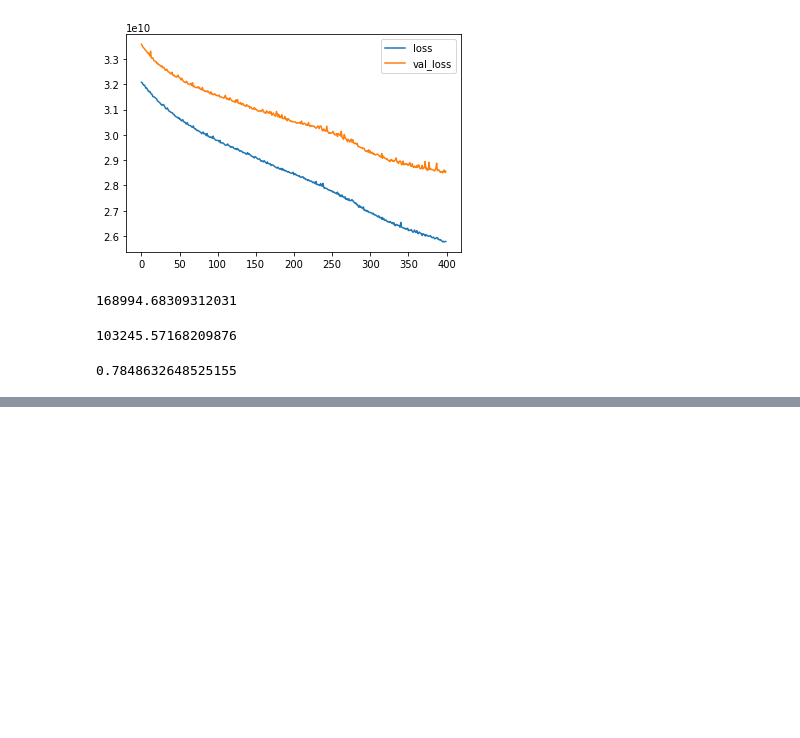
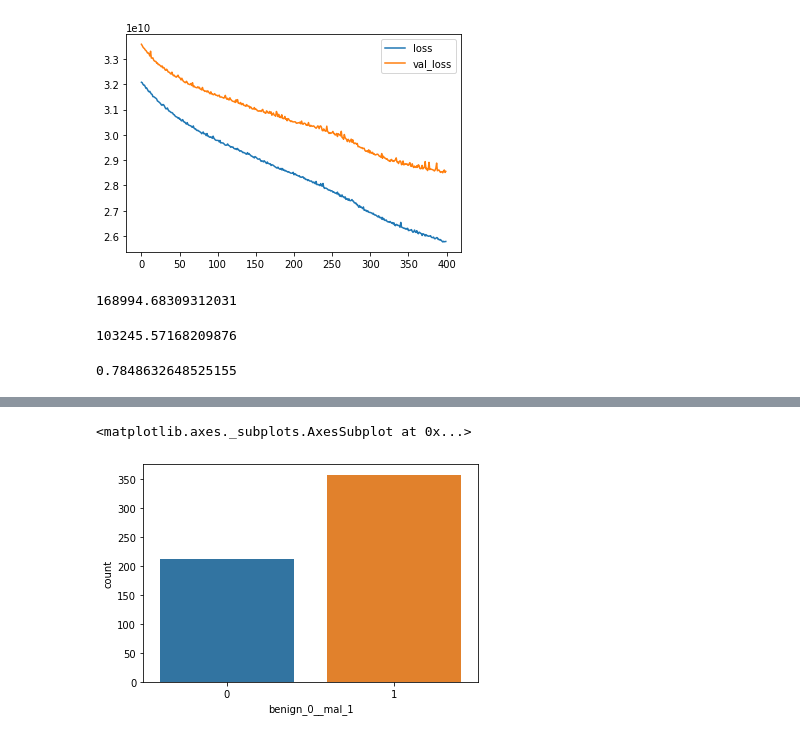
Before and after one commit to Nightometry/Portfolio, a Jupyter notebook: neural_network_analysis.ipynb, the cells around one changed output, grey strips where cells are left out. Cells and saved outputs as stored; diff of their text form; code cells hidden in the pictures; blank space fills up the shorter version.

```diff
--- a/neural_network_analysis.ipynb
+++ b/neural_network_analysis.ipynb
@@ -156,3 +158,5 @@ mean_absolute_error(y_test, predictions)
 explained_variance_score(y_test,predictions)
 # %% [output]
 0.7848632648525155
+# %%
+df = pd.read_csv('cancer_classification.csv')
@@ -158,0 +195,5 @@ explained_variance_score(y_test,predictions)
+# %%
+sns.countplot(df['benign_0__mal_1'])
+# %% [output]
+<matplotlib.axes._subplots.AxesSubplot at 0x...>
+[figure, added]
```
Also changed, not shown: parts of 33 cells of this notebook.
